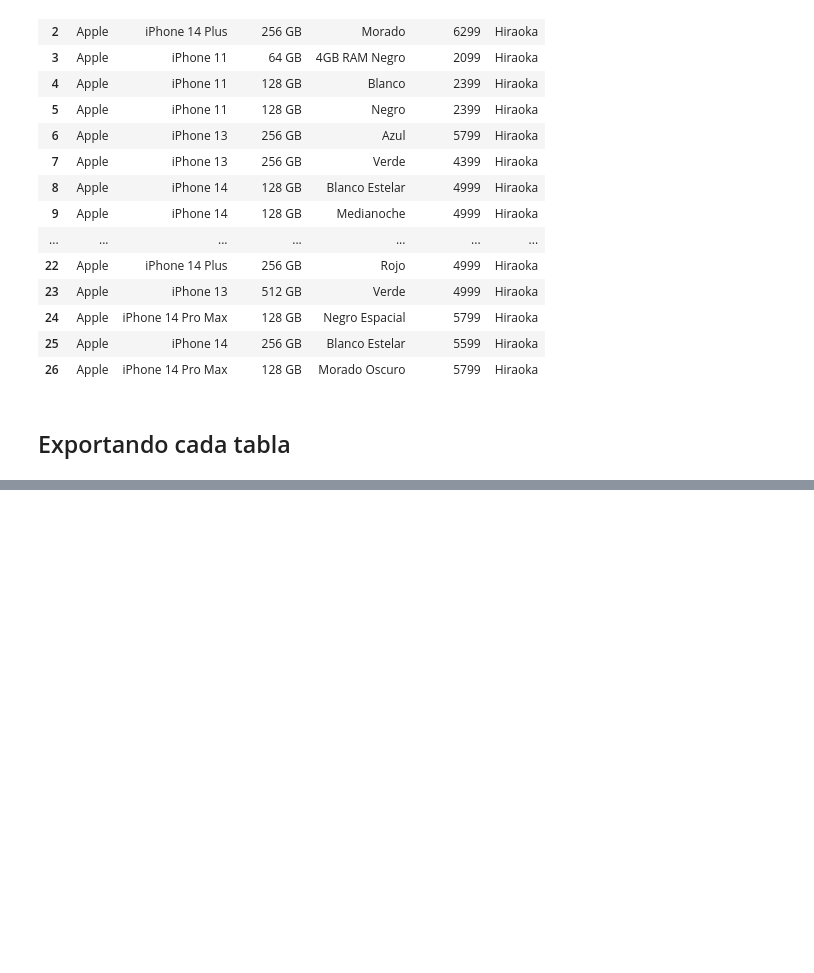
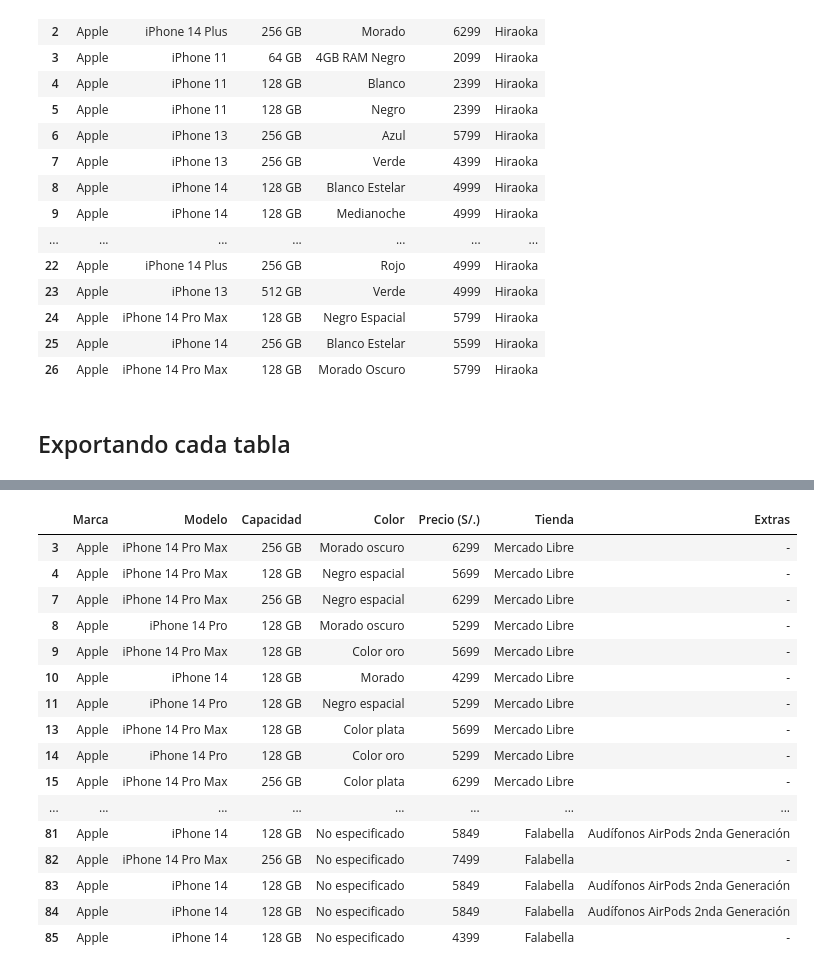
Before and after one commit to Marcelloprime/Comparacion_Precios_Peru, a Jupyter notebook: Comparacion_de_precios.ipynb, the cells around one changed output, grey strips where cells are left out. Drawn from its saved outputs; the diff is of its cells as text; code cells hidden in the pictures; blank space fills up the shorter version.

```diff
--- a/Comparacion_de_precios.ipynb
+++ b/Comparacion_de_precios.ipynb
@@ -283,0 +297,28 @@ precios_iphone.to_csv('iPhones_Tiendas.csv',index=False)
+# %%
+# Buscador de filas
+
+# Este buscador nos permite buscar similar a los caracteres escritos.
+
+def buscar_filas(busqueda, dataframe):
+    resultado = dataframe[dataframe.apply(lambda row: row.astype(str).str.contains(busqueda, case=False).any(), axis=1)]
+    return resultado
+# %%
+buscar_filas(busqueda = input('Modelo de iPhone'), dataframe= precios_iphone)
+# %% [output]
+|  | Marca | Modelo | Capacidad | Color | Precio (S/.) | Tienda | Extras |
+| 3 | Apple | iPhone 14 Pro Max | 256 GB | Morado oscuro | 6299 | Mercado Libre | - |
+| 4 | Apple | iPhone 14 Pro Max | 128 GB | Negro espacial | 5699 | Mercado Libre | - |
+| 7 | Apple | iPhone 14 Pro Max | 256 GB | Negro espacial | 6299 | Mercado Libre | - |
+| 8 | Apple | iPhone 14 Pro | 128 GB | Morado oscuro | 5299 | Mercado Libre | - |
+| 9 | Apple | iPhone 14 Pro Max | 128 GB | Color oro | 5699 | Mercado Libre | - |
+| 10 | Apple | iPhone 14 | 128 GB | Morado | 4299 | Mercado Libre | - |
+| 11 | Apple | iPhone 14 Pro | 128 GB | Negro espacial | 5299 | Mercado Libre | - |
+| 13 | Apple | iPhone 14 Pro Max | 128 GB | Color plata | 5699 | Mercado Libre | - |
+| 14 | Apple | iPhone 14 Pro | 128 GB | Color oro | 5299 | Mercado Libre | - |
+| 15 | Apple | iPhone 14 Pro Max | 256 GB | Color plata | 6299 | Mercado Libre | - |
+| ... | ... | ... | ... | ... | ... | ... | ... |
+| 81 | Apple | iPhone 14 | 128 GB | No especificado | 5849 | Falabella | Audífonos AirPods 2nda Generación |
+| 82 | Apple | iPhone 14 Pro Max | 256 GB | No especificado | 7499 | Falabella | - |
+| 83 | Apple | iPhone 14 | 128 GB | No especificado | 5849 | Falabella | Audífonos AirPods 2nda Generación |
+| 84 | Apple | iPhone 14 | 128 GB | No especificado | 5849 | Falabella | Audífonos AirPods 2nda Generación |
+| 85 | Apple | iPhone 14 | 128 GB | No especificado | 4399 | Falabella | - |
```
Also changed, not shown: parts of 9 cells of this notebook, 3 other files.
